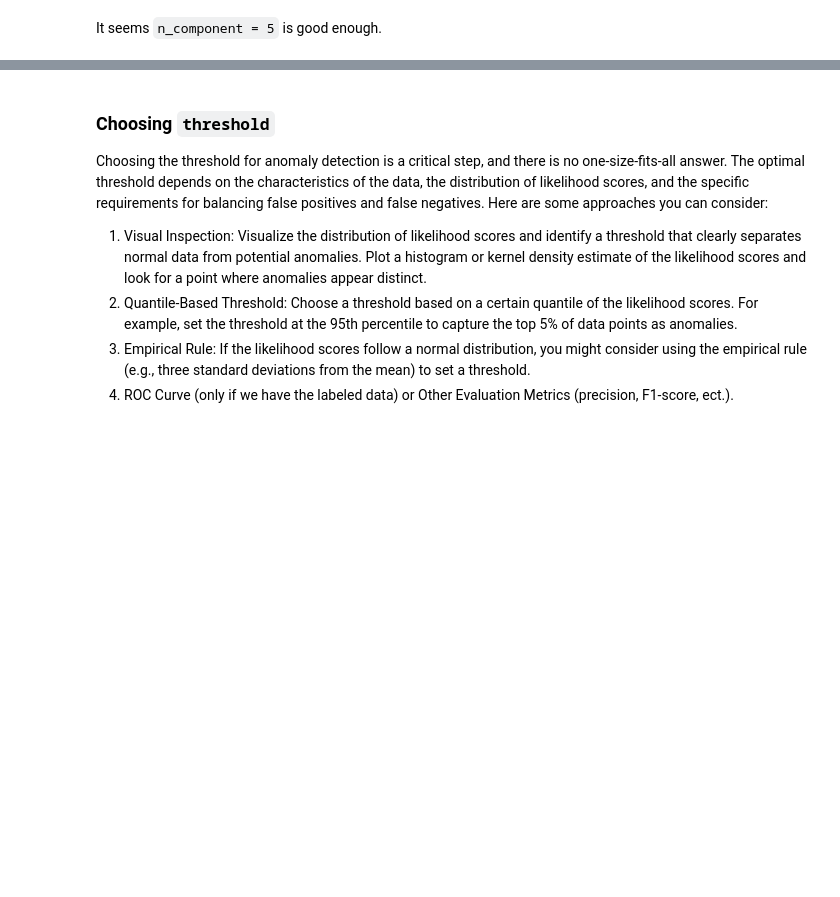
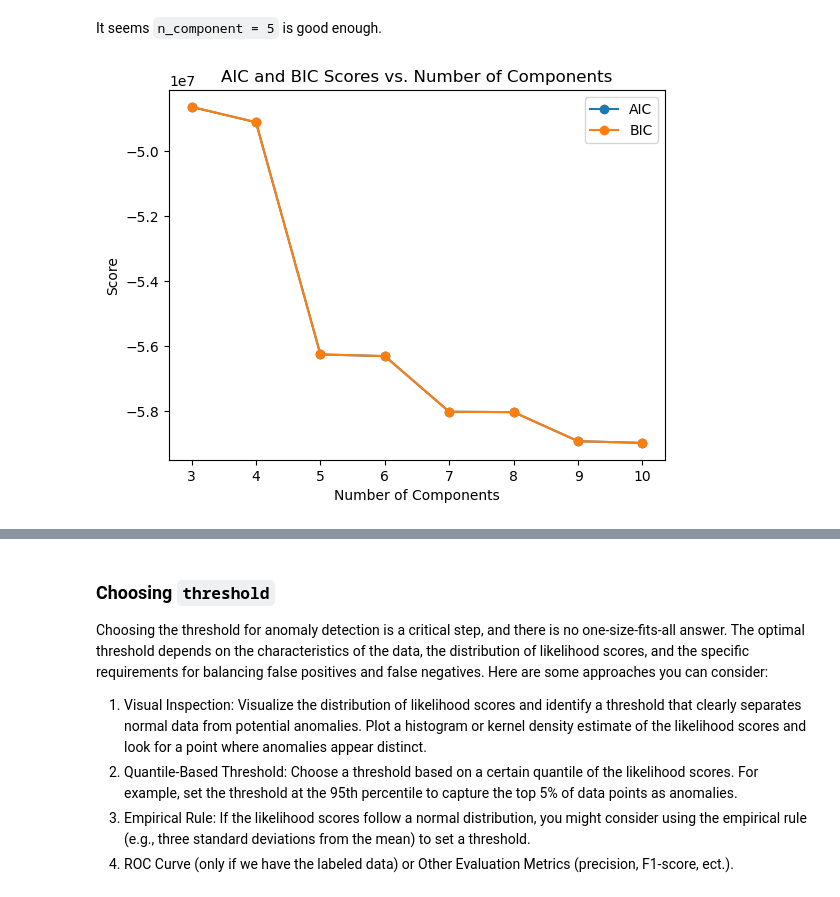
Before and after one commit to yli3-chwy/PulseGuard-Sales, a Jupyter notebook: notebooks/small_set_sales_by_date_sku_zip_GMM.ipynb, the cells around one changed output, grey strips where cells are left out. Cells and saved outputs as stored; diff of their text form; code cells hidden in the pictures; blank space fills up the shorter version.

```diff
--- a/notebooks/small_set_sales_by_date_sku_zip_GMM.ipynb
+++ b/notebooks/small_set_sales_by_date_sku_zip_GMM.ipynb
@@ -454,24 +454,26 @@ It seems `n_component = 5` is good enough.
 # plt.show()
 # %%
 # AIC and BIC
-
+n_components_range = range(3, 11)
 # Calculate AIC and BIC scores
 aic_scores = []
 bic_scores = []
 for n_components in n_components_range:
     gmm = GaussianMixture(n_components=n_components, random_state=42)
     gmm.fit(data_for_anomaly_detection_standardized)
     aic_scores.append(gmm.aic(data_for_anomaly_detection_standardized))
     bic_scores.append(gmm.bic(data_for_anomaly_detection_standardized))
 
 # Plot AIC and BIC scores
 plt.plot(n_components_range, aic_scores, marker='o', label='AIC')
 plt.plot(n_components_range, bic_scores, marker='o', label='BIC')
 plt.xlabel('Number of Components')
 plt.ylabel('Score')
 plt.title('AIC and BIC Scores vs. Number of Components')
 plt.legend()
 plt.show()
+# %% [output]
+[figure, added]
 # %%
 # Cross-validation
 
```
Also changed, not shown: parts of 25 cells of this notebook, 1 other file.
